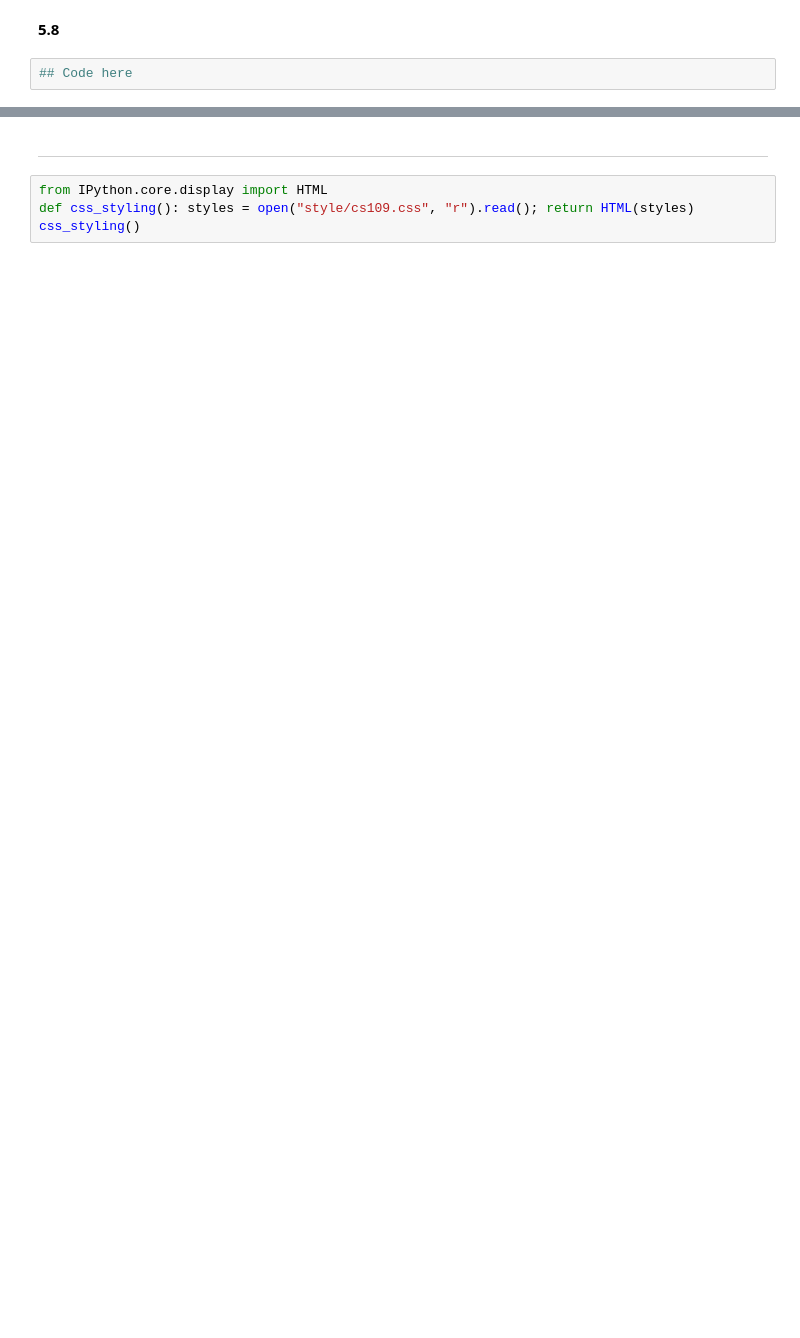
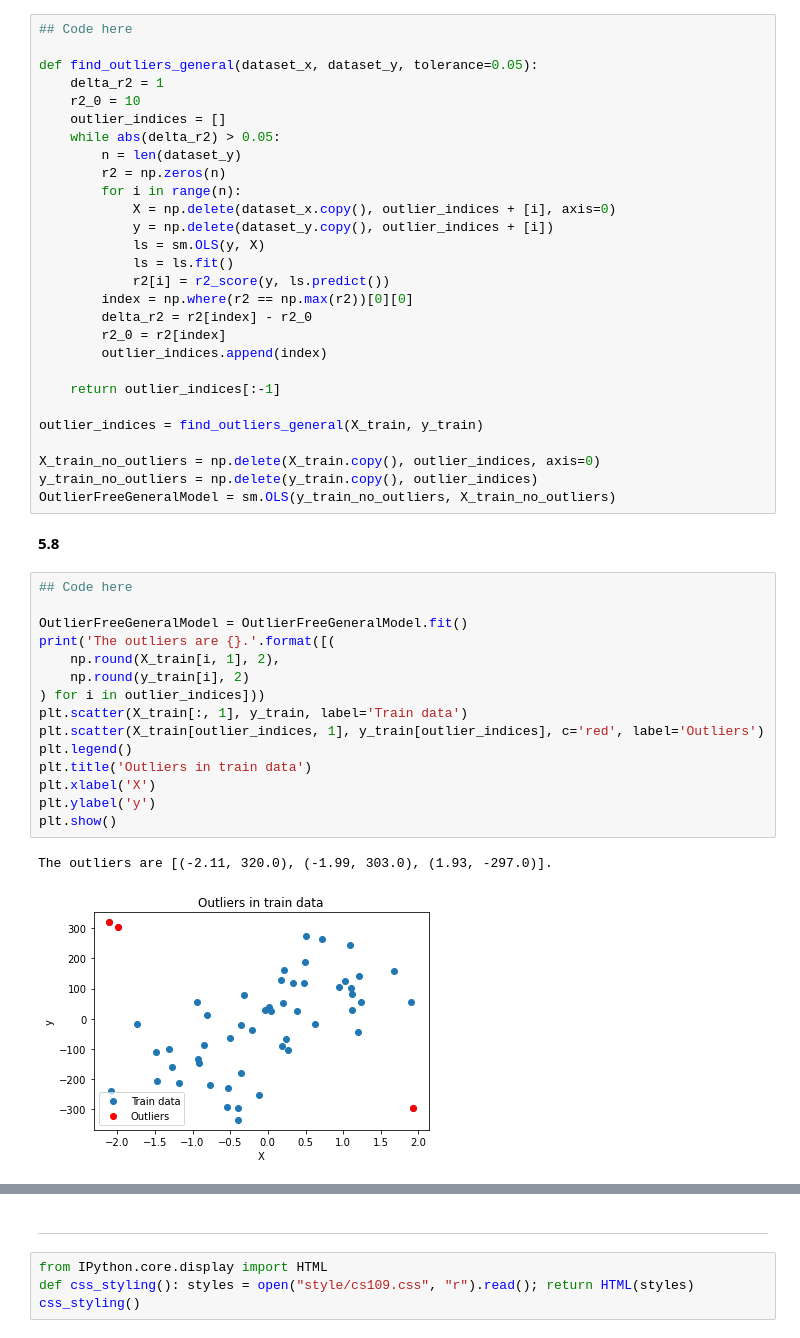
Before and after one commit to lucasresck/foundations-of-data-science, a Jupyter notebook: cs109a_hw2/cs109a_hw2.ipynb, the cells around one changed output, grey strips where cells are left out. Saved outputs shown, nothing was run; the diff lists cells and outputs as text; blank space fills up the shorter version.

```diff
--- a/cs109a_hw2/cs109a_hw2.ipynb
+++ b/cs109a_hw2/cs109a_hw2.ipynb
@@ -630,4 +708,48 @@ You may recall from lectures that OLS Linear Regression can be susceptible to ou
+# %%
+## Code here
+
+def find_outliers_general(dataset_x, dataset_y, tolerance=0.05):
+    delta_r2 = 1
+    r2_0 = 10
+    outlier_indices = []
+    while abs(delta_r2) > 0.05:
+        n = len(dataset_y)
+        r2 = np.zeros(n)
+        for i in range(n):
+            X = np.delete(dataset_x.copy(), outlier_indices + [i], axis=0)
+            y = np.delete(dataset_y.copy(), outlier_indices + [i])
+            ls = sm.OLS(y, X)
+            ls = ls.fit()
+            r2[i] = r2_score(y, ls.predict())
+        index = np.where(r2 == np.max(r2))[0][0]
+        delta_r2 = r2[index] - r2_0
+        r2_0 = r2[index]
+        outlier_indices.append(index)
+
+    return outlier_indices[:-1]
+
+outlier_indices = find_outliers_general(X_train, y_train)
+
+X_train_no_outliers = np.delete(X_train.copy(), outlier_indices, axis=0)
+y_train_no_outliers = np.delete(y_train.copy(), outlier_indices)
+OutlierFreeGeneralModel = sm.OLS(y_train_no_outliers, X_train_no_outliers)
 # %% [markdown]
 **5.8**
-# %%
-## Code here
+# %%
+## Code here
+
+OutlierFreeGeneralModel = OutlierFreeGeneralModel.fit()
+print('The outliers are {}.'.format([(
+    np.round(X_train[i, 1], 2),
+    np.round(y_train[i], 2)
+) for i in outlier_indices]))
+plt.scatter(X_train[:, 1], y_train, label='Train data')
+plt.scatter(X_train[outlier_indices, 1], y_train[outlier_indices], c='red', label='Outliers')
+plt.legend()
+plt.title('Outliers in train data')
+plt.xlabel('X')
+plt.ylabel('y')
+plt.show()
+# %% [output]
+The outliers are [(-2.11, 320.0), (-1.99, 303.0), (1.93, -297.0)].
+[figure, added]
```
Also changed, not shown: parts of 24 cells of this notebook.
